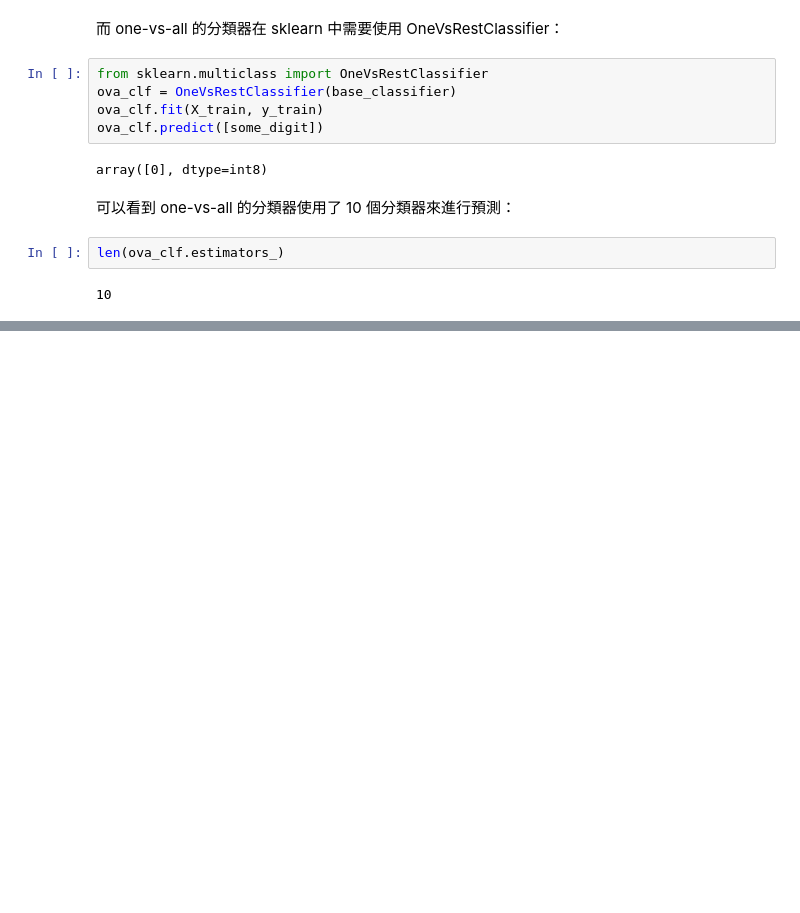
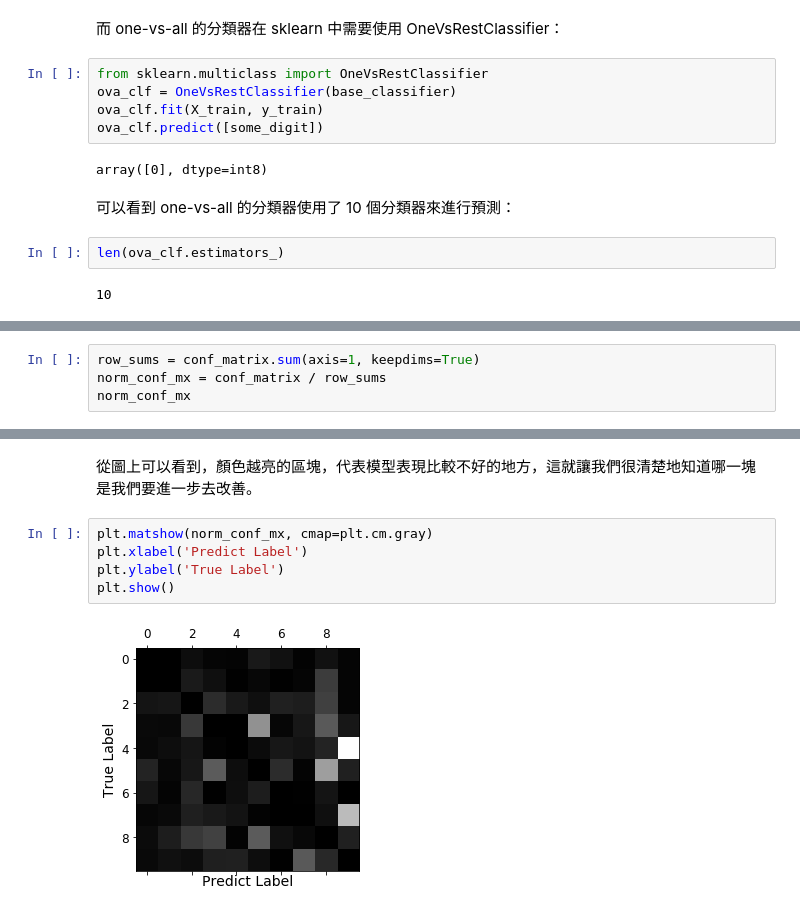
Before and after one commit to kevingo/ml-playground, a Jupyter notebook: classification.ipynb, the cells around one changed output, grey strips where cells are left out. Saved outputs shown, nothing was run; the diff lists cells and outputs as text; blank space fills up the shorter version.

```diff
--- a/classification.ipynb
+++ b/classification.ipynb
@@ -391,0 +467,4 @@ len(ova_clf.estimators_)
+# %%
+row_sums = conf_matrix.sum(axis=1, keepdims=True)
+norm_conf_mx = conf_matrix / row_sums
+norm_conf_mx
@@ -391,0 +517,9 @@ len(ova_clf.estimators_)
+# %% [markdown]
+從圖上可以看到，顏色越亮的區塊，代表模型表現比較不好的地方，這就讓我們很清楚地知道哪一塊是我們要進一步去改善。
+# %%
+plt.matshow(norm_conf_mx, cmap=plt.cm.gray)
+plt.xlabel('Predict Label')
+plt.ylabel('True Label')
+plt.show()
+# %% [output]
+[figure, added]
```
Also changed, not shown: parts of 15 cells of this notebook.
